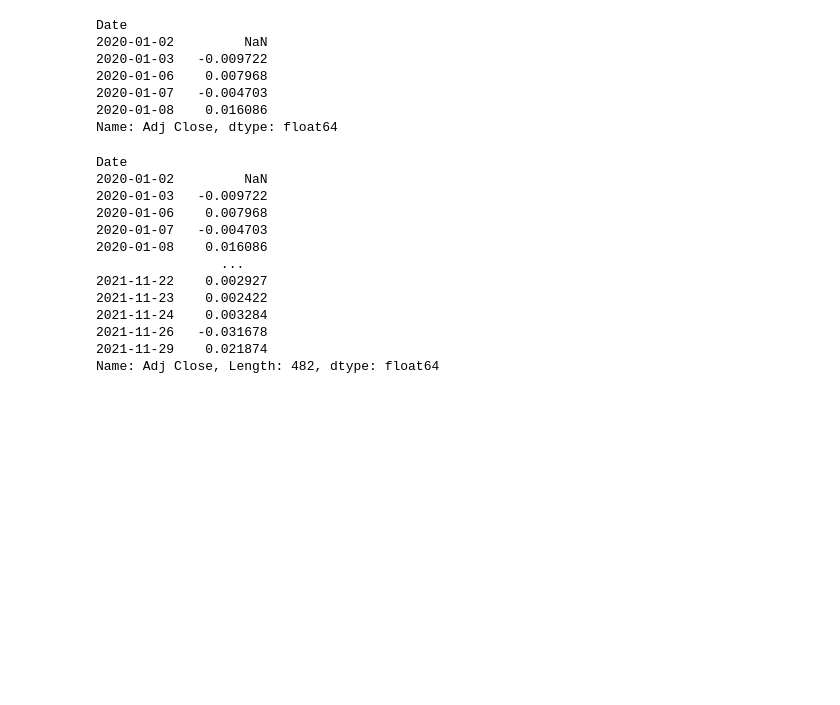
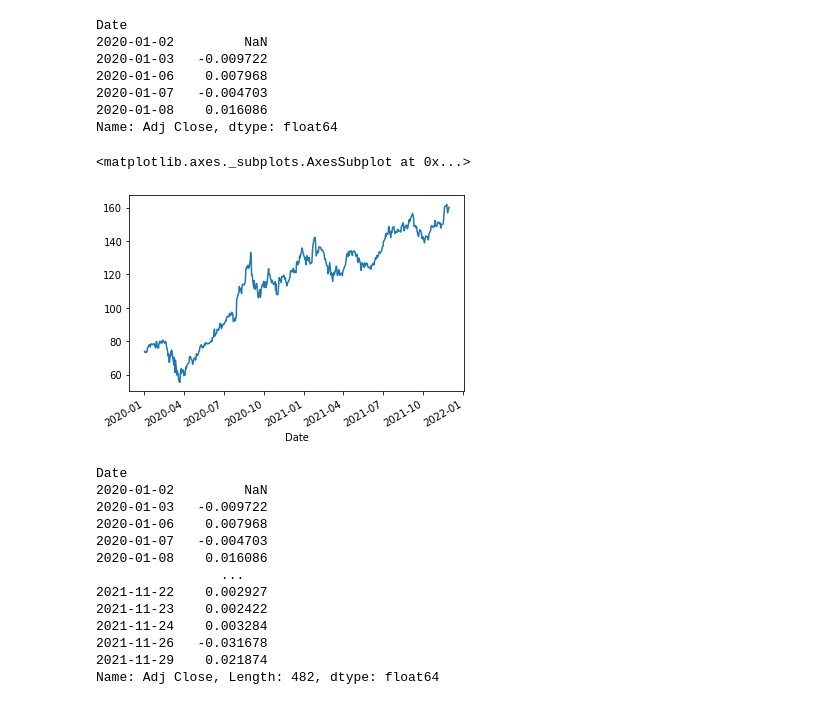
Before and after one commit to Rupesh0Poudel/Numerical_Introductory_Seminar, a Jupyter notebook: Stock_Modelling.ipynb, the cells around one changed output. Drawn from its saved outputs; the diff is of its cells as text; code cells hidden in the pictures; blank space fills up the shorter version.

```diff
--- a/Stock_Modelling.ipynb
+++ b/Stock_Modelling.ipynb
@@ -85,6 +82,11 @@ Date
 2020-01-07   -0.004703
 2020-01-08    0.016086
 Name: Adj Close, dtype: float64
+# %%
+adj_close.plot()
+# %% [output]
+<matplotlib.axes._subplots.AxesSubplot at 0x...>
+[figure, added]
 # %%
 returns
 # %% [output]
```
Also changed, not shown: parts of 27 cells of this notebook.
